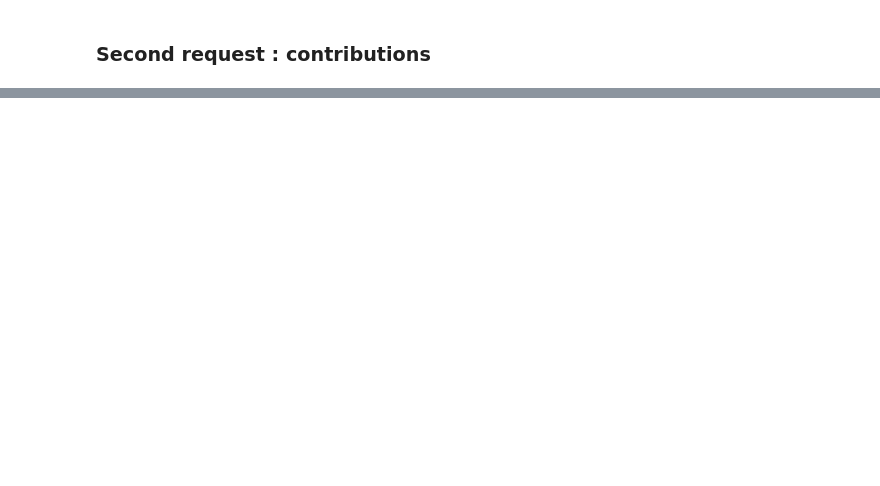
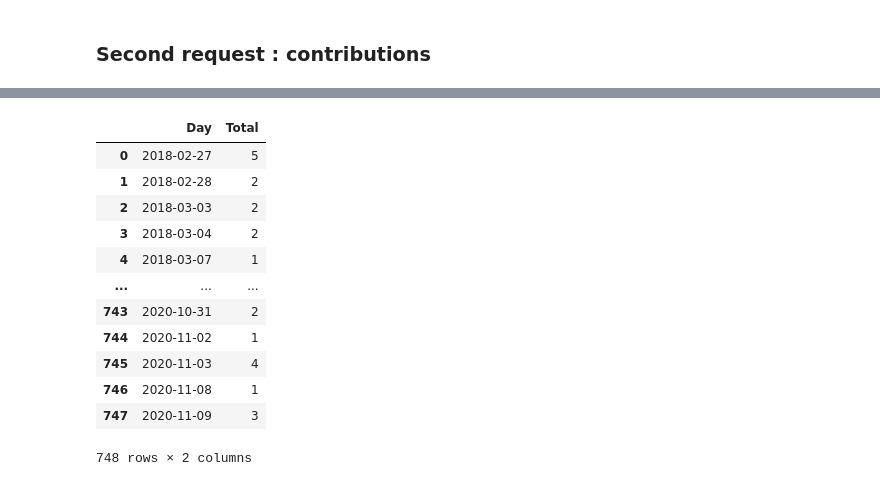
Before and after one commit to YouennFS/repoTestTech, a Jupyter notebook: Download_Data.ipynb, the cells around one changed output, grey strips where cells are left out. Saved outputs shown, nothing was run; the diff lists cells and outputs as text; code cells hidden in the pictures; blank space fills up the shorter version.

Commit message:
now properly gives the data for the next steps

```diff
--- a/Download_Data.ipynb
+++ b/Download_Data.ipynb
@@ -87,6 +67,22 @@ contributors
 owner="facebook"
 repo="react"
 
-query_url = f"https://api.github.com/repos/{owner}/{repo}/stats/punch_hard"
-r = requests.get(query_url)
-jsonhourly = r.json()
+
+
+
+rjson=[_ for _ in range(100)]
+page=1
+
+
+files=[]
+
+#list_links=[]
+#we iterate until the end of the list of users
+while (len(rjson)==100):
+    #Querry
+    params = {'page':page, 'anon': 1,'per_page':100} #we want the nth page and anonymous users
+    query_url = f"https://api.github.com/repos/{owner}/{repo}/commits"
+    r = requests.get(query_url,params = params)
+    page +=1
+    rjson = r.json()
+    files.append(rjson)
@@ -97,0 +98,9 @@ jsonhourly
+# %%
+contributions = pd.DataFrame(columns=["Day"])
+
+for json in files[:-1]:
+    for i in range(len(json)):
+        try :
+            contributions = contributions.append({"Day": json[i]['commit']['author']['date'][0:10]}, ignore_index=True)
+        except :
+            contributions = contributions.append({"Day": "unknown"}, ignore_index=True)
@@ -97,0 +123,18 @@ jsonhourly
+# %%
+contributions=contributions.groupby(["Day"]).size().reset_index(name ='Total')
+# %%
+contributions
+# %% [output]
+|  | Day | Total |
+| 0 | 2018-02-27 | 5 |
+| 1 | 2018-02-28 | 2 |
+| 2 | 2018-03-03 | 2 |
+| 3 | 2018-03-04 | 2 |
+| 4 | 2018-03-07 | 1 |
+| ... | ... | ... |
+| 743 | 2020-10-31 | 2 |
+| 744 | 2020-11-02 | 1 |
+| 745 | 2020-11-03 | 4 |
+| 746 | 2020-11-08 | 1 |
+| 747 | 2020-11-09 | 3 |
+748 rows × 2 columns
```
Also changed, not shown: parts of 11 cells of this notebook.
